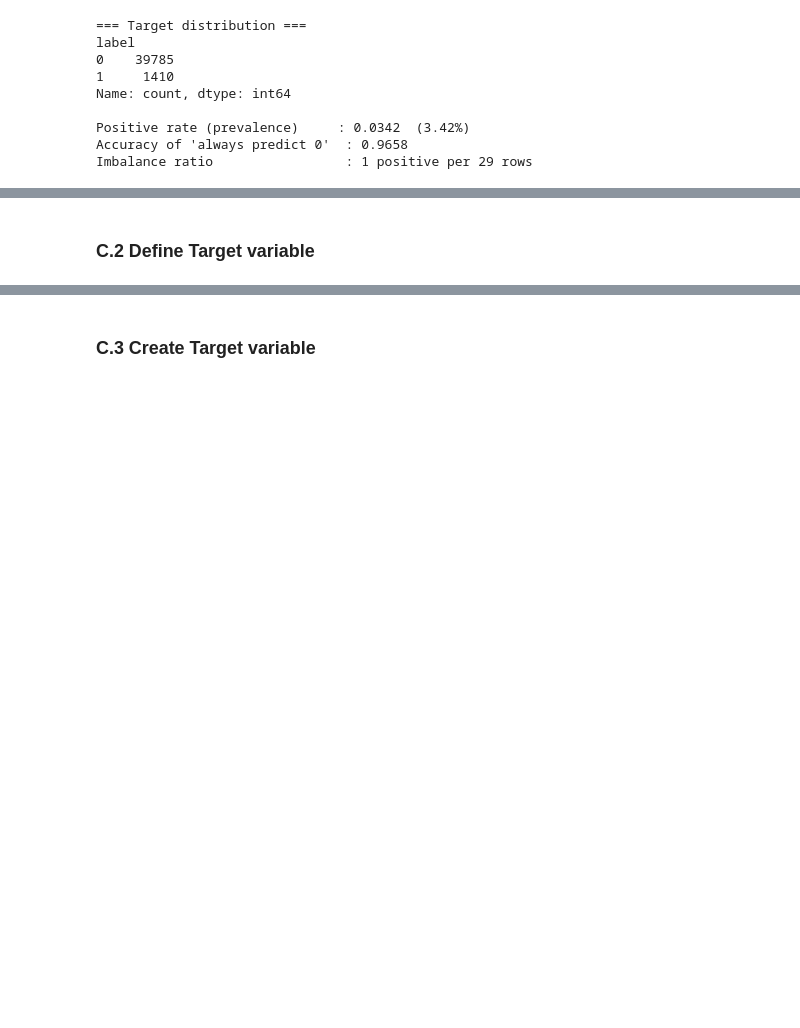
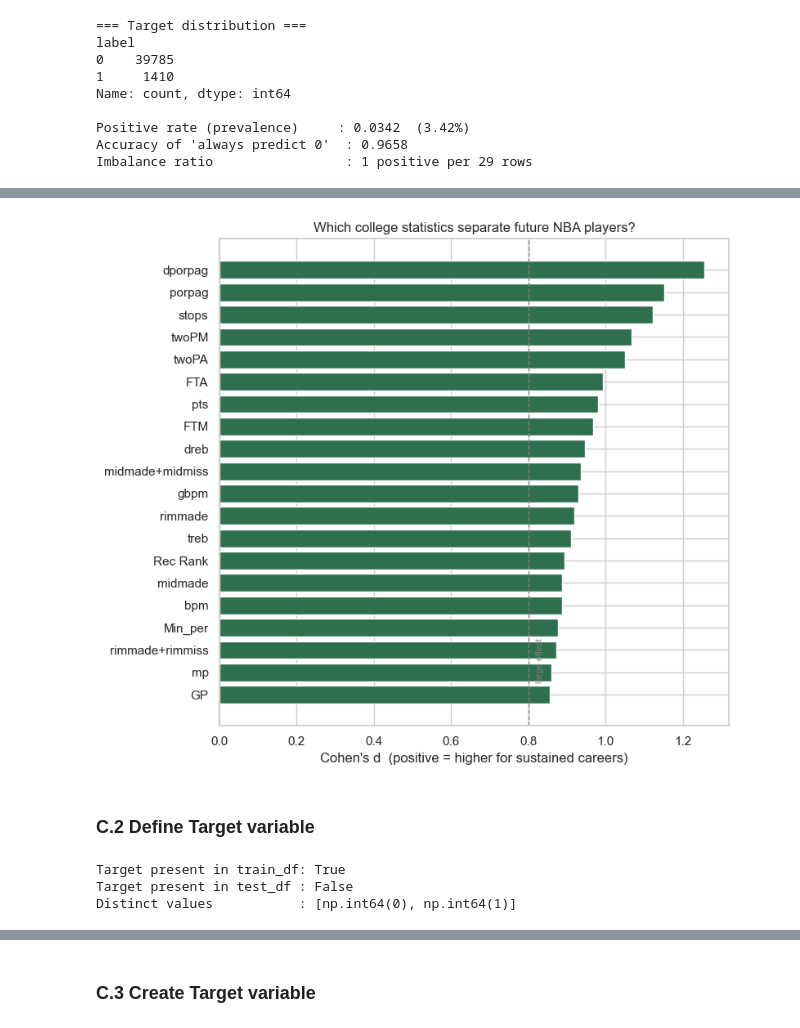
Before and after one commit to asif11996/36120-26SP-group25-experiments, a Jupyter notebook: notebooks/36120_26SP_AT1_ 25_25422306_experiment1.ipynb, the cells around one changed output, grey strips where cells are left out. Cells and saved outputs as stored; diff of their text form; code cells hidden in the pictures; blank space fills up the shorter version.

```diff
--- a/notebooks/36120_26SP_AT1_ 25_25422306_experiment1.ipynb
+++ b/notebooks/36120_26SP_AT1_ 25_25422306_experiment1.ipynb
@@ -342,22 +176,2 @@ prevalence after cleaning: 0.0344
 # %%
 ### C.2    EDA
-# %%
-import matplotlib.pyplot as plt
-import seaborn as sns
-sns.set_theme(style="whitegrid")
-
-counts = train_clean["label"].value_counts().sort_index()
-prevalence = train_clean["label"].mean()
-
-fig, ax = plt.subplots(figsize=(6, 4))
-ax.bar(["Not sustained (0)", "Sustained 3+ seasons (1)"],
-       counts.values, color=["#9aa5b1", "#2f6f4e"])
-for i, v in enumerate(counts.values):
-    ax.text(i, v, f"{v:,}\n({v/len(train_clean)*100:.1f}%)",
-            ha="center", va="bottom")
-ax.set_ylabel("Player-seasons")
-ax.set_title(f"Severe class imbalance: prevalence = {prevalence:.3f}")
-plt.tight_layout()
-plt.show()
-
-print(f"Random-guess AUPRC baseline = prevalence = {prevalence:.4f}")
@@ -363,0 +234,15 @@ print(f"Random-guess AUPRC baseline = prevalence = {prevalence:.4f}")
+# %%
+top = effects.head(20).iloc[::-1]
+
+fig, ax = plt.subplots(figsize=(8, 7))
+colors = ["#2f6f4e" if v > 0 else "#c1666b" for v in top["cohens_d"]]
+ax.barh(top["feature"], top["cohens_d"], color=colors)
+ax.axvline(0.8, ls="--", c="grey", lw=1)
+ax.text(0.82, 0.5, "large effect", rotation=90, va="bottom",
+        fontsize=8, color="grey")
+ax.set_xlabel("Cohen's d  (positive = higher for sustained careers)")
+ax.set_title("Which college statistics separate future NBA players?")
+plt.tight_layout()
+plt.show()
+# %% [output]
+[figure, added]
@@ -372,0 +281,14 @@ Explain the rationale on the definition of the target variable according to your
+# %%
+# <Student to fill this section>
+# <Student to fill this section>
+
+# The target is supplied with the dataset rather than derived. It appears in
+# train_df and is absent from test_df, confirming it is the prediction target
+# and not a usable feature.
+print("Target present in train_df:", "label" in train_df.columns)
+print("Target present in test_df :", "label" in test_df.columns)
+print("Distinct values           :", sorted(train_df["label"].unique()))
+# %% [output]
+Target present in train_df: True
+Target present in test_df : False
+Distinct values           : [np.int64(0), np.int64(1)]
```
Also changed, not shown: parts of 168 cells of this notebook, 10 other files.
